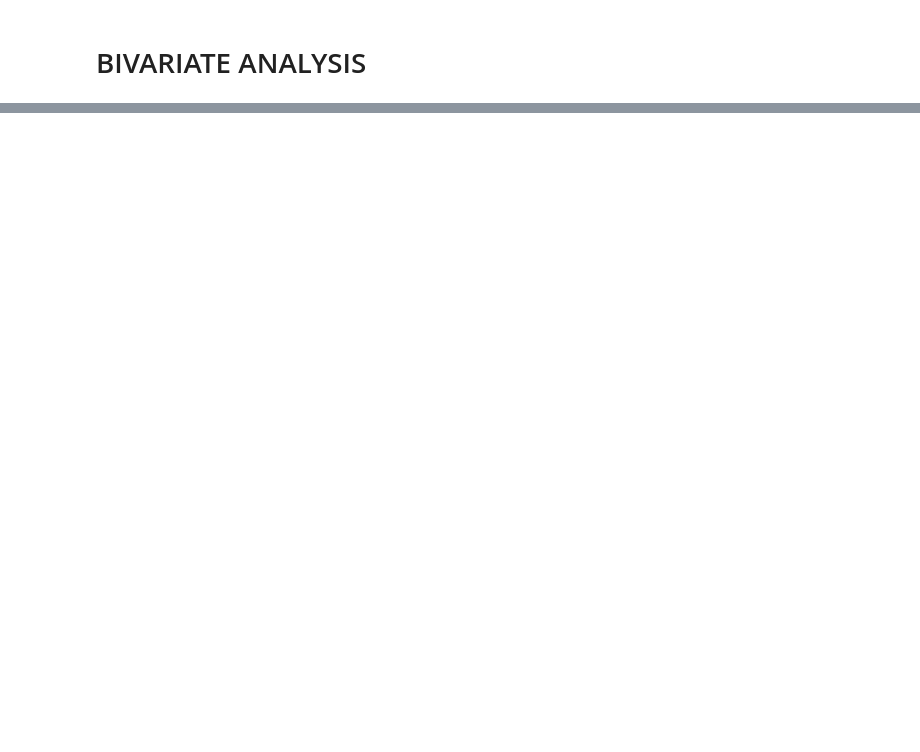
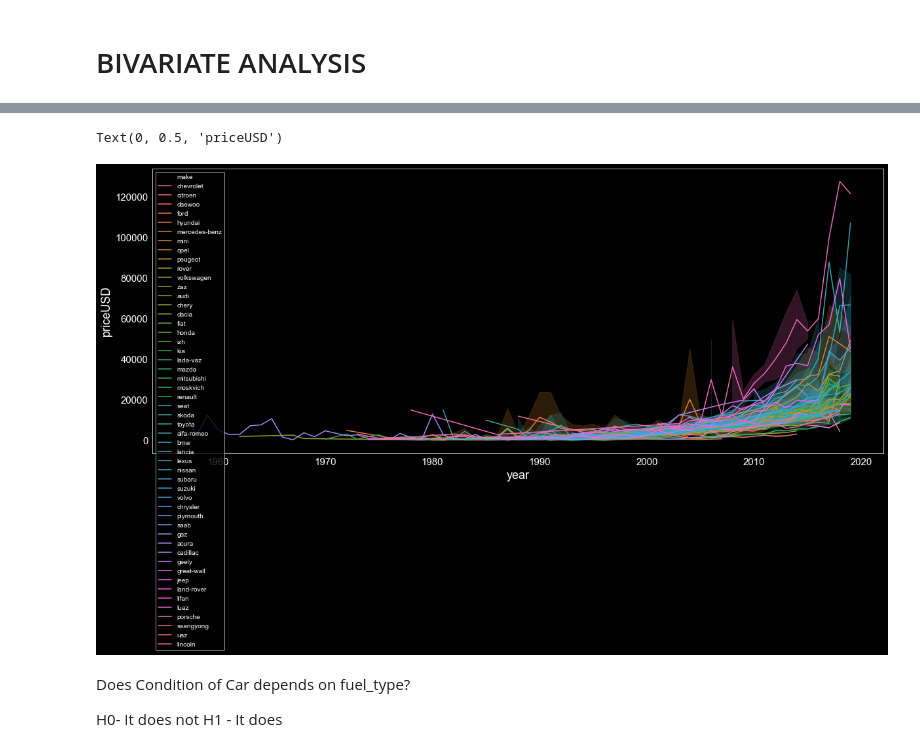
Before and after one commit to saurabhkthakur/Car_Price_EDA, a Jupyter notebook: Untitled.ipynb, the cells around one changed output, grey strips where cells are left out. Cells and saved outputs as stored; diff of their text form; code cells hidden in the pictures; blank space fills up the shorter version.

```diff
--- a/Untitled.ipynb
+++ b/Untitled.ipynb
@@ -212,0 +464,16 @@ plt.show()
+# %%
+fig = plt.figure(figsize=(20,8))
+plt.style.use('fast')
+sns.lineplot(x='year', y='priceUSD', hue='make', data=b);
+plt.tick_params(axis='x', labelsize=15)
+plt.tick_params(axis='y', labelsize=15)
+plt.xlabel('year', fontsize=18)
+plt.ylabel('priceUSD', fontsize=18)
+# %% [output]
+Text(0, 0.5, 'priceUSD')
+[figure, added]
+# %% [markdown]
+Does Condition of Car depends on fuel_type?
+
+H0- It does not
+H1 - It does
```
Also changed, not shown: parts of 84 cells of this notebook, 6 other files.
